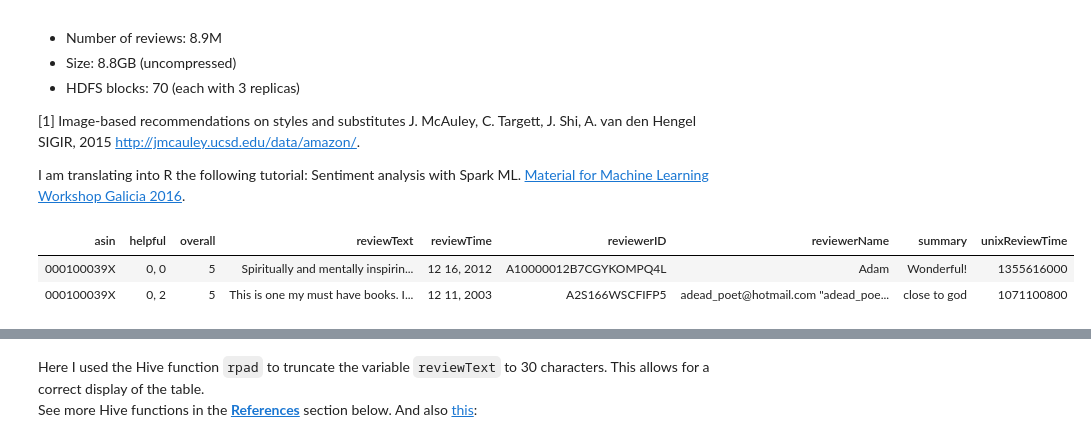
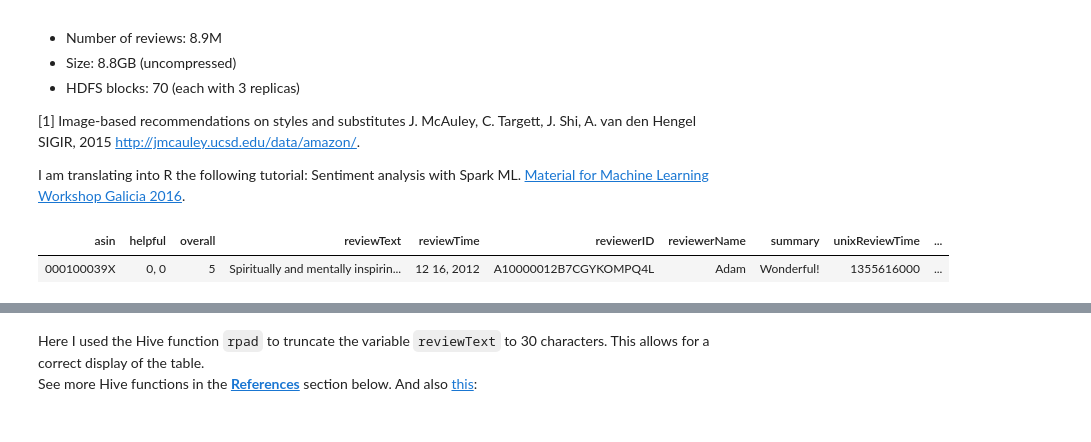
Before and after one commit to aurora-mareviv/sparklyr_test, a Jupyter notebook: sparklyr_test2.ipynb, the cells around one changed output, grey strips where cells are left out. Cells and saved outputs as stored; diff of their text form; code cells hidden in the pictures.

```diff
--- a/sparklyr_test2.ipynb
+++ b/sparklyr_test2.ipynb
@@ -137,9 +137,9 @@ books <- spark_read_json(sc, name = "books", path = "amazon/reviews_Books_5.json
 # very big dataset
 # %%
 books %>%
+  mutate(reviewText_trunc = as.character(rpad(reviewText, 40, '...'))) %>%
   head(1) %>%
   collect()
 # %% [output]
-| asin | helpful | overall | reviewText | reviewTime | reviewerID | reviewerName | summary | unixReviewTime |
-| 000100039X | 0, 0 | 5 | Spiritually and mentally inspirin... | 12 16, 2012 | A10000012B7CGYKOMPQ4L | Adam | Wonderful! | 1355616000 |
-| 000100039X | 0, 2 | 5 | This is one my must have books. I... | 12 11, 2003 | A2S166WSCFIFP5 | adead_poet@hotmail.com "adead_poe... | close to god | 1071100800 |
+| asin | helpful | overall | reviewText | reviewTime | reviewerID | reviewerName | summary | unixReviewTime | ... |
+| 000100039X | 0, 0 | 5 | Spiritually and mentally inspirin... | 12 16, 2012 | A10000012B7CGYKOMPQ4L | Adam | Wonderful! | 1355616000 | ... |
```
Also changed, not shown: parts of 2 cells of this notebook, 1 other file.
